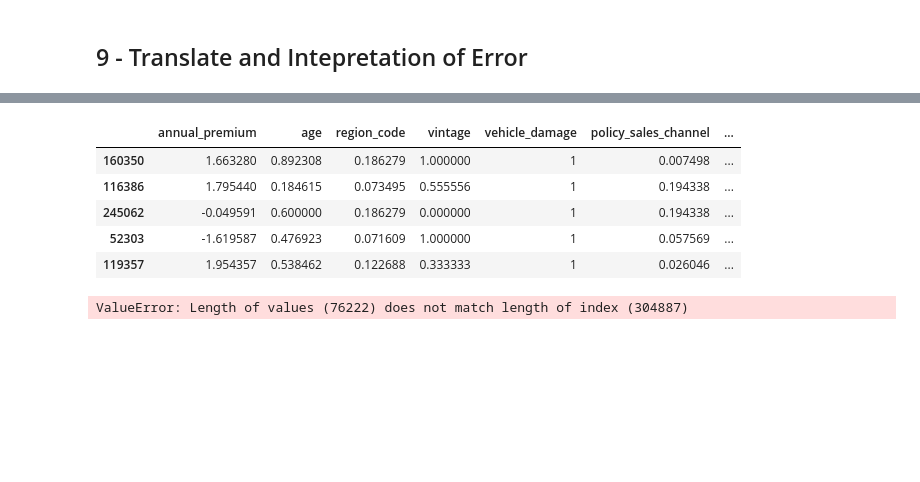
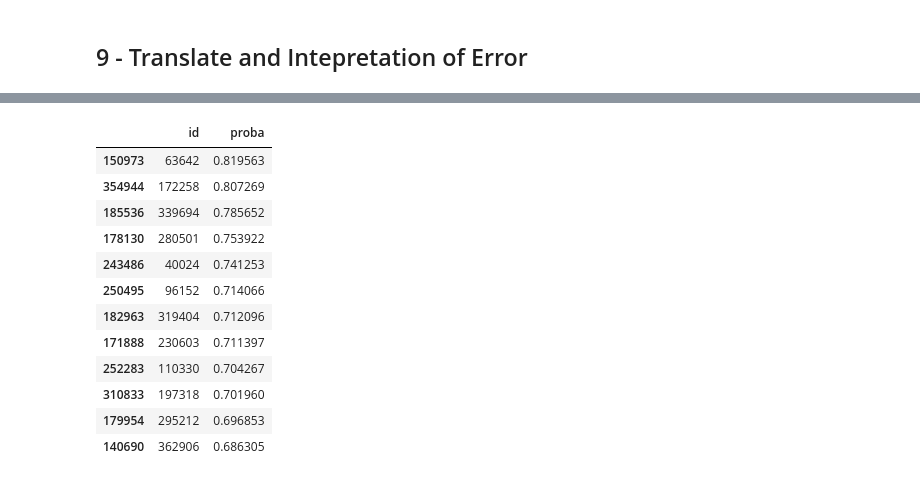
Before and after one commit to guiaraujofreitas/Insurance-Health-Cross-Sell, a Jupyter notebook: Step_8_Project_Health_Insurance_Cross_Sell.ipynb, the cells around one changed output, grey strips where cells are left out. Saved outputs shown, nothing was run; the diff lists cells and outputs as text; code cells hidden in the pictures; blank space fills up the shorter version.

```diff
--- a/Step_8_Project_Health_Insurance_Cross_Sell.ipynb
+++ b/Step_8_Project_Health_Insurance_Cross_Sell.ipynb
@@ -1158,16 +1185,33 @@ yhat_xgb_cl = model_xgb_cl.predict_proba(x_val)
 # %%
-df7[all_cols_selected].head()
+#copy the dataset of validation
+df_test = x_validation.copy(deep=True)
+
+
+#copy the data of variabel response
+df_test['response'] = y_validation.copy(deep=True)
-# %% [output]
-|  | annual_premium | age | region_code | vintage | vehicle_damage | policy_sales_channel | ... |
-| 160350 | 1.663280 | 0.892308 | 0.186279 | 1.000000 | 1 | 0.007498 | ... |
-| 116386 | 1.795440 | 0.184615 | 0.073495 | 0.555556 | 1 | 0.194338 | ... |
-| 245062 | -0.049591 | 0.600000 | 0.186279 | 0.000000 | 1 | 0.194338 | ... |
-| 52303 | -1.619587 | 0.476923 | 0.071609 | 1.000000 | 1 | 0.057569 | ... |
-| 119357 | 1.954357 | 0.538462 | 0.122688 | 0.333333 | 1 | 0.026046 | ... |
+# %%
+#create new df with all features select by decision tree
+df9 = df_test[all_cols_selected].copy(deep=True)
+
+#
 # %%
-#create new df with all features select by decision tree
-df9 = df7[all_cols_selected]
+df9['proba'] = yhat_xgb_cl[:,1].tolist()
+
+
+df9 = df9.sort_values(by='proba',ascending=False)
 # %%
-df9['predictions'] = xgb_yhat[:,1].tolist()
+df9[['id','proba']].head(12)
 # %% [output]
-ValueError: Length of values (76222) does not match length of index (304887)
+|  | id | proba |
+| 150973 | 63642 | 0.819563 |
+| 354944 | 172258 | 0.807269 |
+| 185536 | 339694 | 0.785652 |
+| 178130 | 280501 | 0.753922 |
+| 243486 | 40024 | 0.741253 |
+| 250495 | 96152 | 0.714066 |
+| 182963 | 319404 | 0.712096 |
+| 171888 | 230603 | 0.711397 |
+| 252283 | 110330 | 0.704267 |
+| 310833 | 197318 | 0.701960 |
+| 179954 | 295212 | 0.696853 |
+| 140690 | 362906 | 0.686305 |
```
Also changed, not shown: parts of 5 cells of this notebook.
